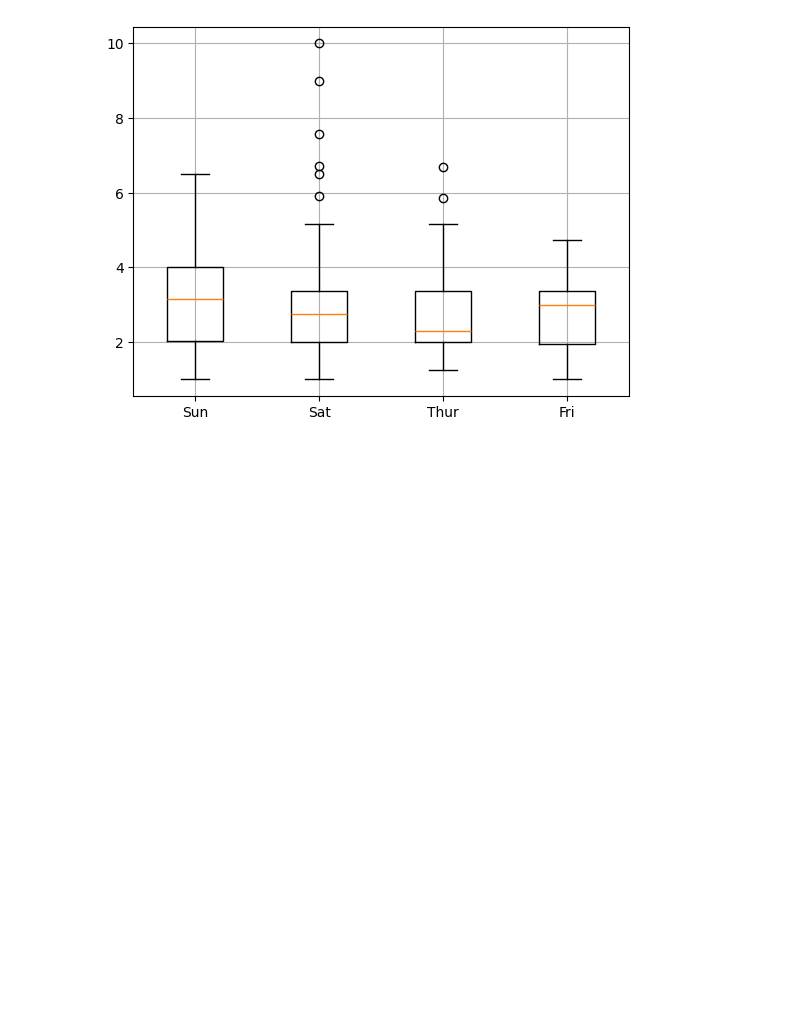
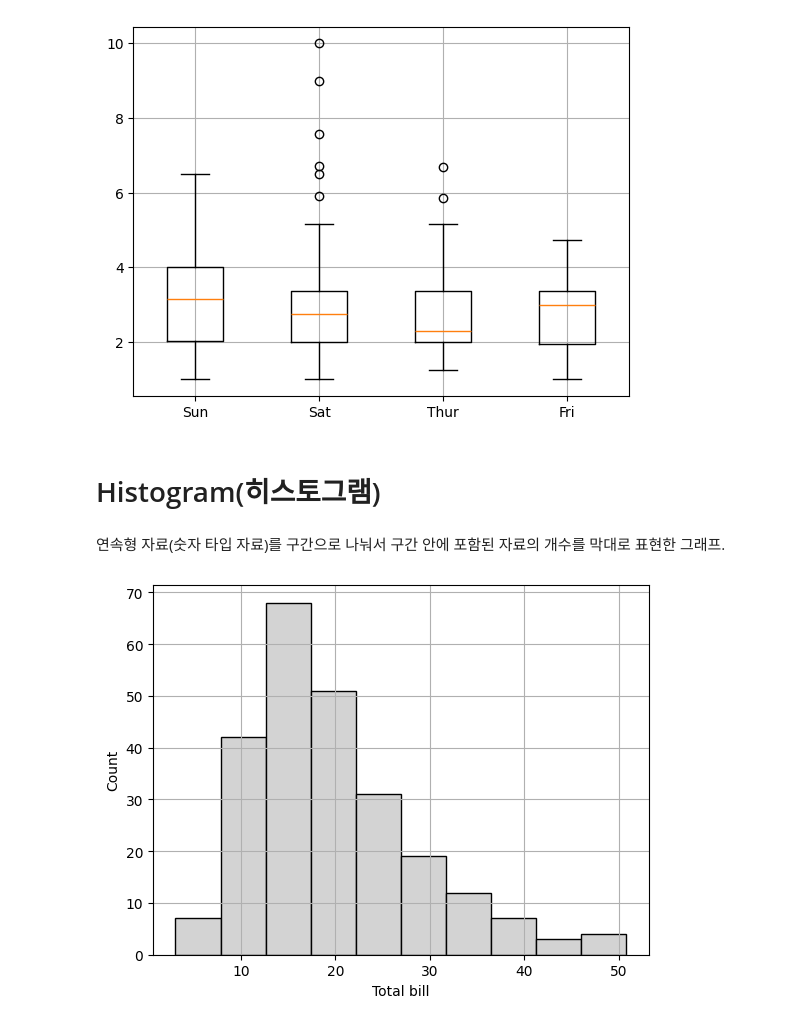
Before and after one commit to JakeOh/202504_itwill_oracle88, a Jupyter notebook: python20.ipynb, the cells around one changed output. Cells and saved outputs as stored; diff of their text form; code cells hidden in the pictures; blank space fills up the shorter version.

Commit message:
Histogram

```diff
--- a/python20.ipynb
+++ b/python20.ipynb
@@ -285,3 +285,18 @@ plt.grid()
 plt.show()
 # %% [output]
 [figure]
+# %% [markdown]
+# Histogram(히스토그램)
+# %% [markdown]
+연속형 자료(숫자 타입 자료)를 구간으로 나눠서 구간 안에 포함된 자료의 개수를 막대로 표현한 그래프.
+# %%
+plt.hist(x=tips.total_bill,  # x=히스토그램을 그리기 위한 연속형 자료
+         bins=10,            # bins=막대 개수 또는 나누는 구간
+         edgecolor='black',  # edgecolor=막대의 테두리 색깔
+         color='lightgray')  # color=막대 내부를 채우는 색깔
+plt.xlabel('Total bill')
+plt.ylabel('Count')
+plt.grid()
+plt.show()
+# %% [output]
+[figure, added]
```
Also changed, not shown: parts of 2 cells of this notebook.
